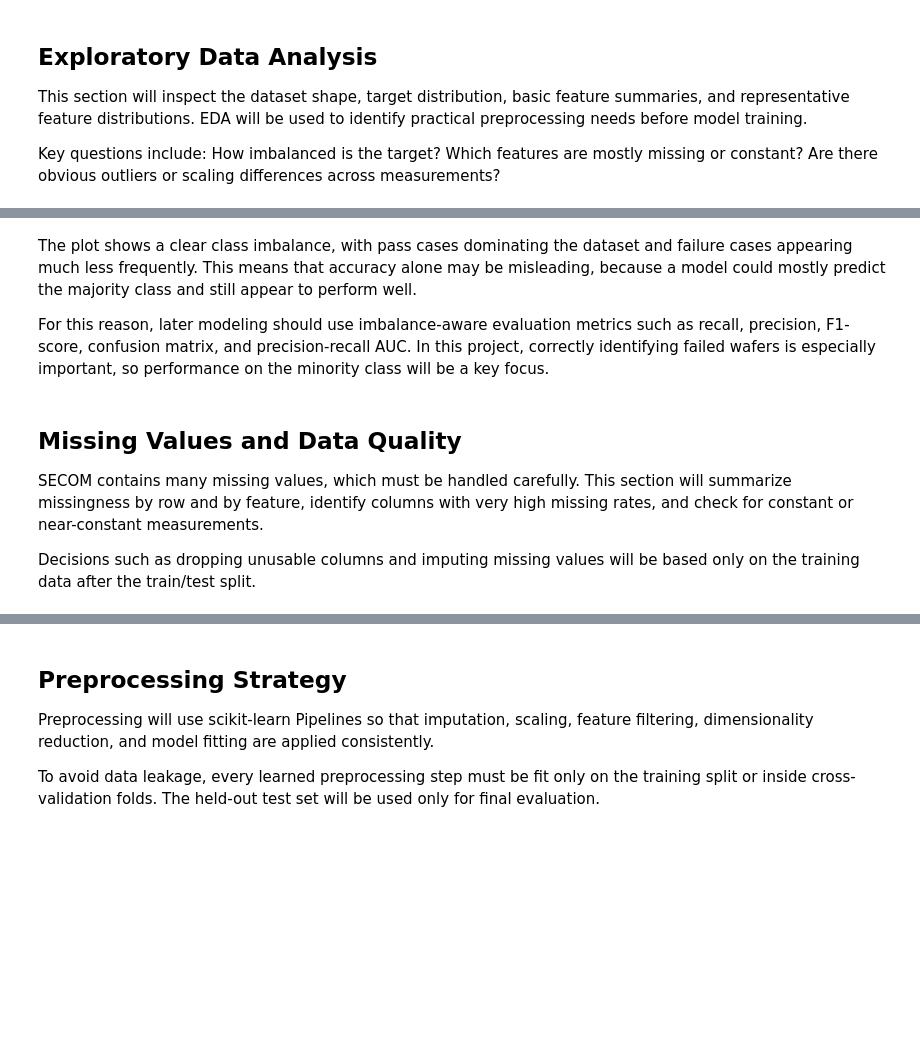
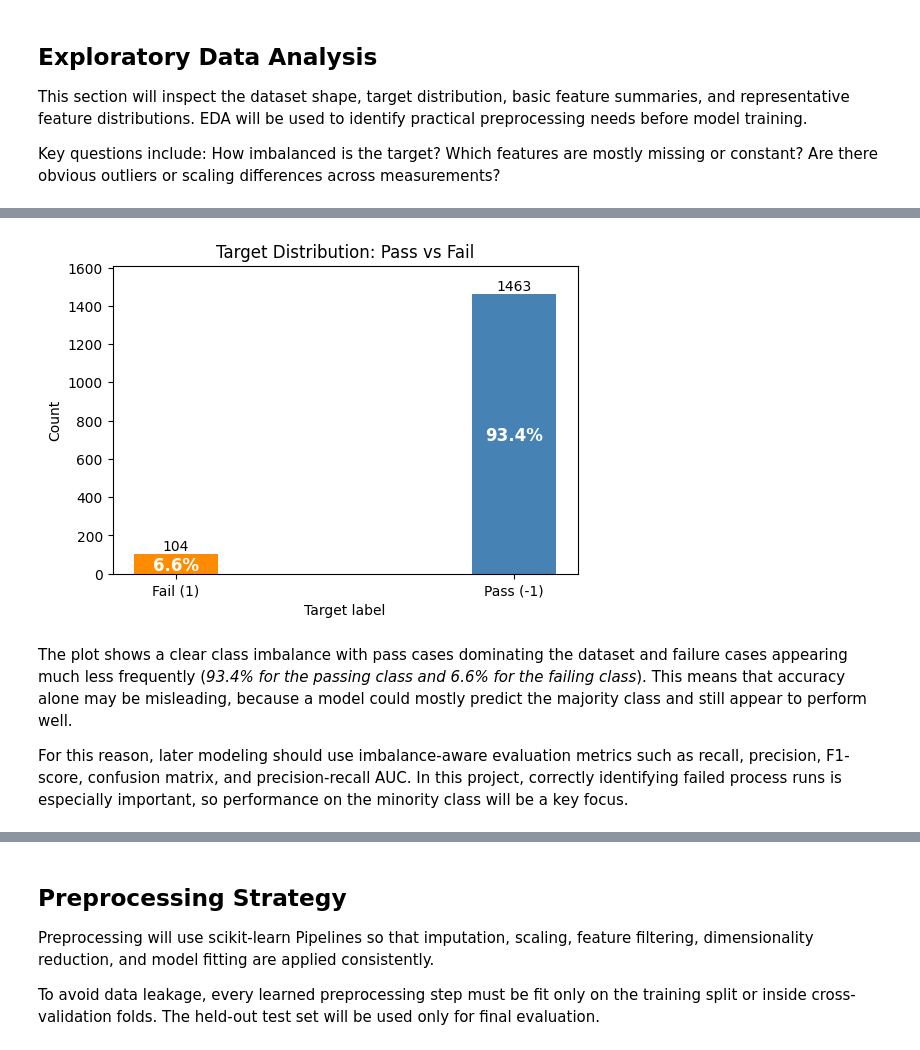
Before and after one commit to Spalding13/secom-fault-detection, a Jupyter notebook: notebooks/01_secom_fault_detection.ipynb, the cells around one changed output, grey strips where cells are left out. Cells and saved outputs as stored; diff of their text form; code cells hidden in the pictures; blank space fills up the shorter version.

```diff
--- a/notebooks/01_secom_fault_detection.ipynb
+++ b/notebooks/01_secom_fault_detection.ipynb
@@ -74,49 +107,62 @@ df.info()
 # %%
 # Let's check for target class distribution
-target_counts = df["target"].value_counts().sort_index()
-target_percentages = df["target"].value_counts(normalize=True).sort_index() * 100
+class_order = [1, -1]
+class_labels = ["Fail (1)", "Pass (-1)"]
+
+target_counts = df["target"].value_counts().reindex(class_order, fill_value=0)
+target_percentages = df["target"].value_counts(normalize=True).reindex(class_order, fill_value=0) * 100
 
 target_summary = pd.DataFrame({
     "count": target_counts,
     "percentage": target_percentages
 })
 
-
 # Create a bar plot for the target distribution
 plt.figure(figsize=(6, 4))
 
-
 bars = plt.bar(
-    target_summary.index,
+    class_labels,
     target_summary["count"],
-    width=0.35,
-    color=["steelblue", "darkorange"]
+    width=0.25,
+    color=["darkorange", "steelblue"]
 )
 
 # Add value labels on top of the bars
-for bar in bars:
+for i, bar in enumerate(bars):
     height = bar.get_height()
+    percentage = target_summary.iloc[i]["percentage"]
+
+    # Add the count label
     plt.text(
         bar.get_x() + bar.get_width() / 2,
         height,
         f"{int(height)}",
         ha="center",
         va="bottom"
     )
 
+    # Add the percentage label inside the bar
+    plt.text(
+        bar.get_x() + bar.get_width() / 2,   # center of the bar on X
+        (height / 2) - 10,                   # center of the bar on Y with a small offset
+        f"{percentage:.1f}%",                # only the percentage
+        ha="center",
+        va="center",
+        color="white",
+        fontsize=12,
+        fontweight="bold"
+    )
+
 # Set the title and labels for the plot
 plt.title("Target Distribution: Pass vs Fail")
 plt.xlabel("Target label")
 plt.ylabel("Count")
+
 plt.ylim(0, target_summary["count"].max() * 1.1)
 plt.show()
+# %% [output]
+[figure, added]
 # %% [markdown]
-The plot shows a clear class imbalance, with pass cases dominating the dataset and failure cases appearing much less frequently. This means that accuracy alone may be misleading, because a model could mostly predict the majority class and still appear to perform well.
+The plot shows a clear class imbalance with pass cases dominating the dataset and failure cases appearing much less frequently (*93.4% for the passing class and 6.6% for the failing class*). This means that accuracy alone may be misleading, because a model could mostly predict the majority class and still appear to perform well.
 
-For this reason, later modeling should use imbalance-aware evaluation metrics such as recall, precision, F1-score, confusion matrix, and precision-recall AUC. In this project, correctly identifying failed wafers is especially important, so performance on the minority class will be a key focus.
+For this reason, later modeling should use imbalance-aware evaluation metrics such as recall, precision, F1-score, confusion matrix, and precision-recall AUC. In this project, correctly identifying failed process runs is especially important, so performance on the minority class will be a key focus.
-# %% [markdown]
-## Missing Values and Data Quality
-
-SECOM contains many missing values, which must be handled carefully. This section will summarize missingness by row and by feature, identify columns with very high missing rates, and check for constant or near-constant measurements.
-
-Decisions such as dropping unusable columns and imputing missing values will be based only on the training data after the train/test split.
```
Also changed, not shown: parts of 27 cells of this notebook.
